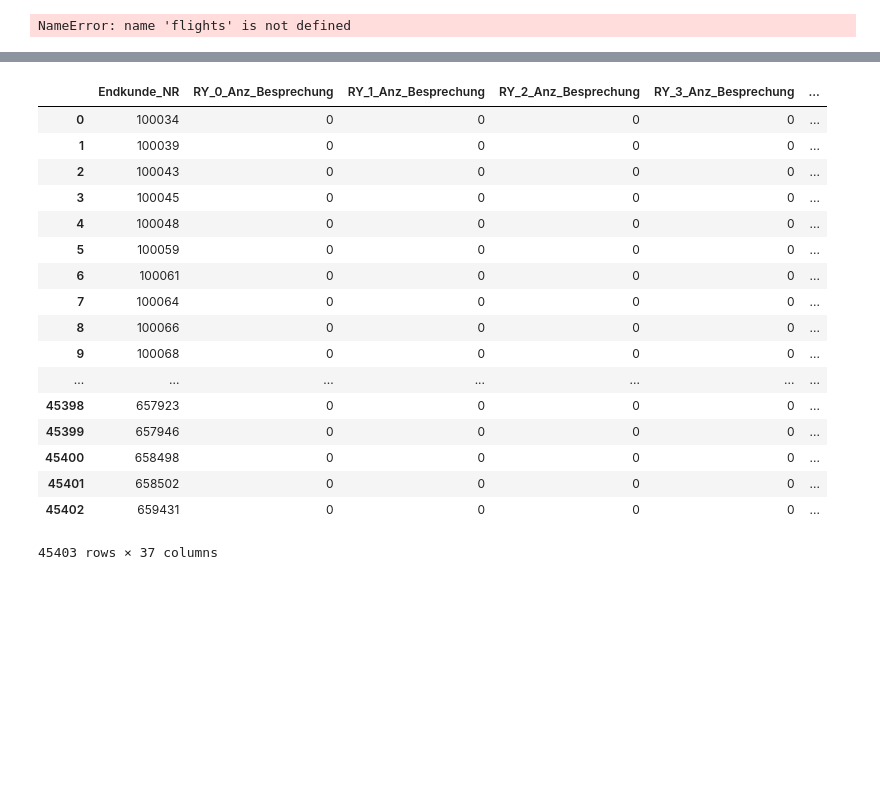
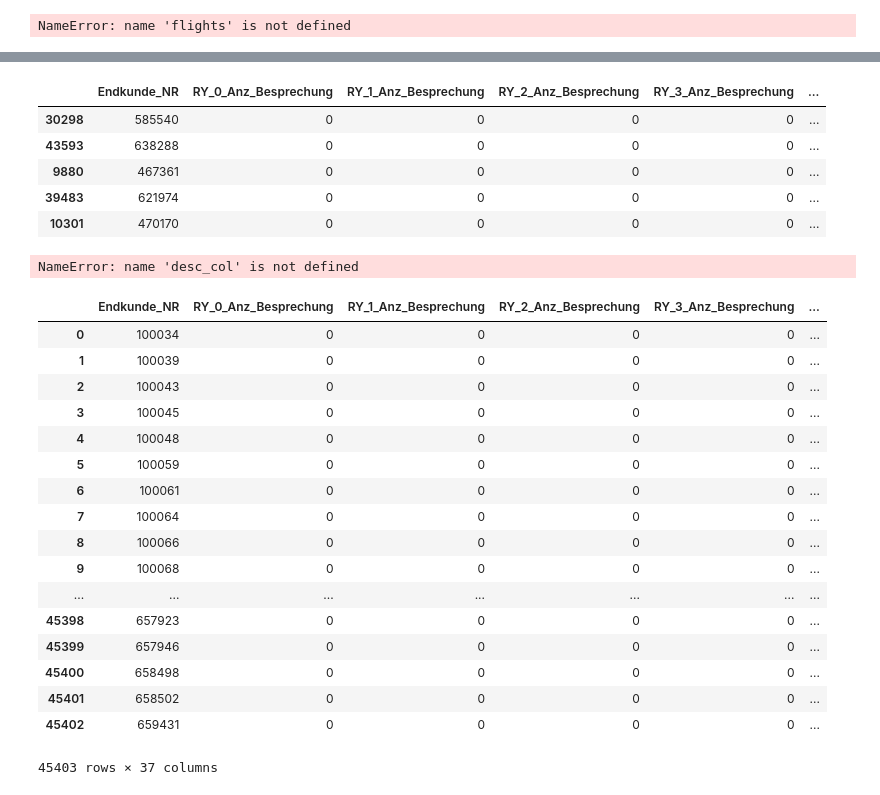
Before and after one commit to apgsga-stc/PredictiveAnalyticsPython, a Jupyter notebook: vkprog_analyse/scribbles.ipynb, the cells around one changed output, grey strips where cells are left out. Drawn from its saved outputs; the diff is of its cells as text; code cells hidden in the pictures; blank space fills up the shorter version.

```diff
--- a/vkprog_analyse/scribbles.ipynb
+++ b/vkprog_analyse/scribbles.ipynb
@@ -103,22 +107,35 @@ from vkprog_crm_prep import crm_train_scoring
+# %%
+crm_train_df.sample(n=5)
+# %% [output]
+|  | Endkunde_NR | RY_0_Anz_Besprechung | RY_1_Anz_Besprechung | RY_2_Anz_Besprechung | RY_3_Anz_Besprechung | ... |
+| 30298 | 585540 | 0 | 0 | 0 | 0 | ... |
+| 43593 | 638288 | 0 | 0 | 0 | 0 | ... |
+| 9880 | 467361 | 0 | 0 | 0 | 0 | ... |
+| 39483 | 621974 | 0 | 0 | 0 | 0 | ... |
+| 10301 | 470170 | 0 | 0 | 0 | 0 | ... |
 # %%
 #crm_score_df
-crm_train_df
+desc_col(crm_train_df)
 # %% [output]
-|  | Endkunde_NR | RY_0_Anz_Besprechung | RY_1_Anz_Besprechung | RY_2_Anz_Besprechung | RY_3_Anz_Besprechung | ... |
-| 0 | 100034 | 0 | 0 | 0 | 0 | ... |
-| 1 | 100039 | 0 | 0 | 0 | 0 | ... |
-| 2 | 100043 | 0 | 0 | 0 | 0 | ... |
-| 3 | 100045 | 0 | 0 | 0 | 0 | ... |
-| 4 | 100048 | 0 | 0 | 0 | 0 | ... |
-| 5 | 100059 | 0 | 0 | 0 | 0 | ... |
-| 6 | 100061 | 0 | 0 | 0 | 0 | ... |
-| 7 | 100064 | 0 | 0 | 0 | 0 | ... |
-| 8 | 100066 | 0 | 0 | 0 | 0 | ... |
-| 9 | 100068 | 0 | 0 | 0 | 0 | ... |
-| ... | ... | ... | ... | ... | ... | ... |
-| 45398 | 657923 | 0 | 0 | 0 | 0 | ... |
-| 45399 | 657946 | 0 | 0 | 0 | 0 | ... |
-| 45400 | 658498 | 0 | 0 | 0 | 0 | ... |
-| 45401 | 658502 | 0 | 0 | 0 | 0 | ... |
-| 45402 | 659431 | 0 | 0 | 0 | 0 | ... |
-45403 rows × 37 columns
+NameError: name 'desc_col' is not defined
+# %%
+debug_df
+# %% [output]
+|  | Endkunde_NR | RY_0_Anz_Besprechung | RY_1_Anz_Besprechung | RY_2_Anz_Besprechung | RY_3_Anz_Besprechung | ... |
+| 0 | 100034 | 0 | 0 | 0 | 0 | ... |
+| 1 | 100039 | 0 | 0 | 0 | 0 | ... |
+| 2 | 100043 | 0 | 0 | 0 | 0 | ... |
+| 3 | 100045 | 0 | 0 | 0 | 0 | ... |
+| 4 | 100048 | 0 | 0 | 0 | 0 | ... |
+| 5 | 100059 | 0 | 0 | 0 | 0 | ... |
+| 6 | 100061 | 0 | 0 | 0 | 0 | ... |
+| 7 | 100064 | 0 | 0 | 0 | 0 | ... |
+| 8 | 100066 | 0 | 0 | 0 | 0 | ... |
+| 9 | 100068 | 0 | 0 | 0 | 0 | ... |
+| ... | ... | ... | ... | ... | ... | ... |
+| 45398 | 657923 | 0 | 0 | 0 | 0 | ... |
+| 45399 | 657946 | 0 | 0 | 0 | 0 | ... |
+| 45400 | 658498 | 0 | 0 | 0 | 0 | ... |
+| 45401 | 658502 | 0 | 0 | 0 | 0 | ... |
+| 45402 | 659431 | 0 | 0 | 0 | 0 | ... |
+45403 rows × 37 columns
```
Also changed, not shown: parts of 2 cells of this notebook, 2 other files.
